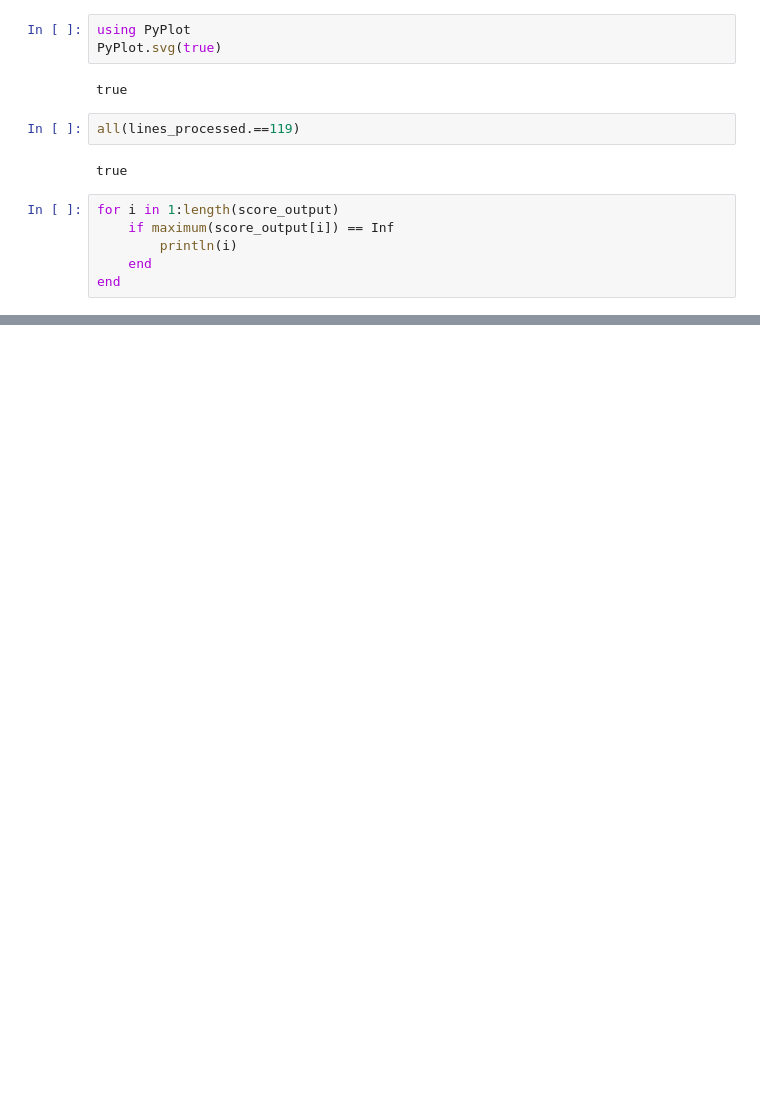
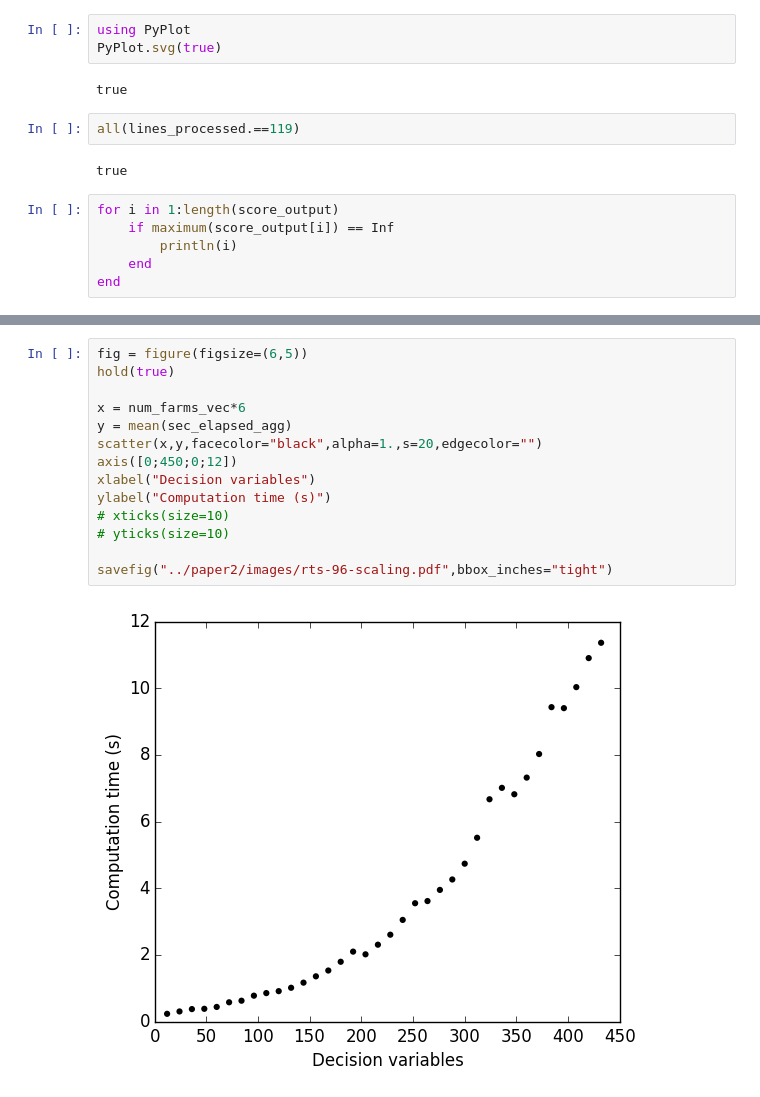
Before and after one commit to kersulis/TemporalInstanton.jl, a Jupyter notebook: nbs/2015-09-17 rts-96 scaling figure.ipynb, the cells around one changed output, grey strips where cells are left out. Cells and saved outputs as stored; diff of their text form; blank space fills up the shorter version.

```diff
--- a/nbs/2015-09-17 rts-96 scaling figure.ipynb
+++ b/nbs/2015-09-17 rts-96 scaling figure.ipynb
@@ -168,0 +203,16 @@ savefig("../images/2015-09-17-rts-96-scaling.pdf",bbox_inches="tight")
+# %%
+fig = figure(figsize=(6,5))
+hold(true)
+
+x = num_farms_vec*6
+y = mean(sec_elapsed_agg)
+scatter(x,y,facecolor="black",alpha=1.,s=20,edgecolor="")
+axis([0;450;0;12])
+xlabel("Decision variables")
+ylabel("Computation time (s)")
+# xticks(size=10)
+# yticks(size=10)
+
+savefig("../paper2/images/rts-96-scaling.pdf",bbox_inches="tight")
+# %% [output]
+[figure, added]
```
Also changed, not shown: parts of 4 cells of this notebook, 4 other files.
